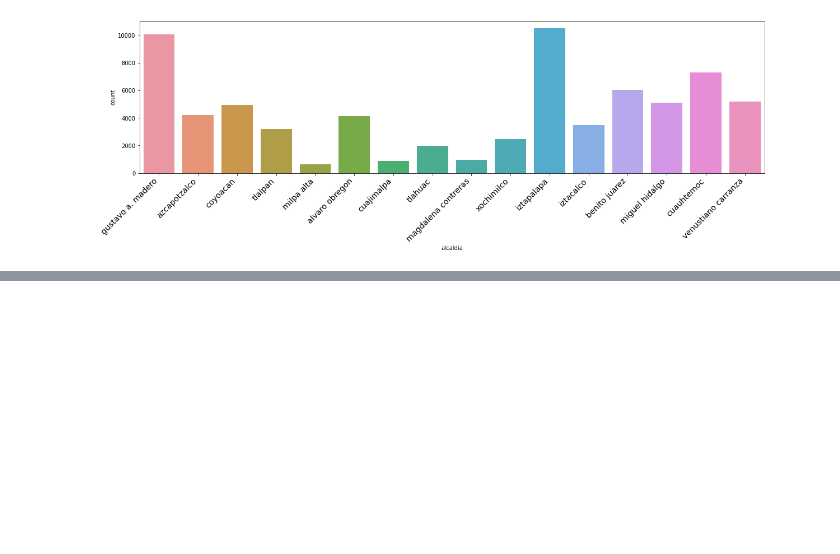
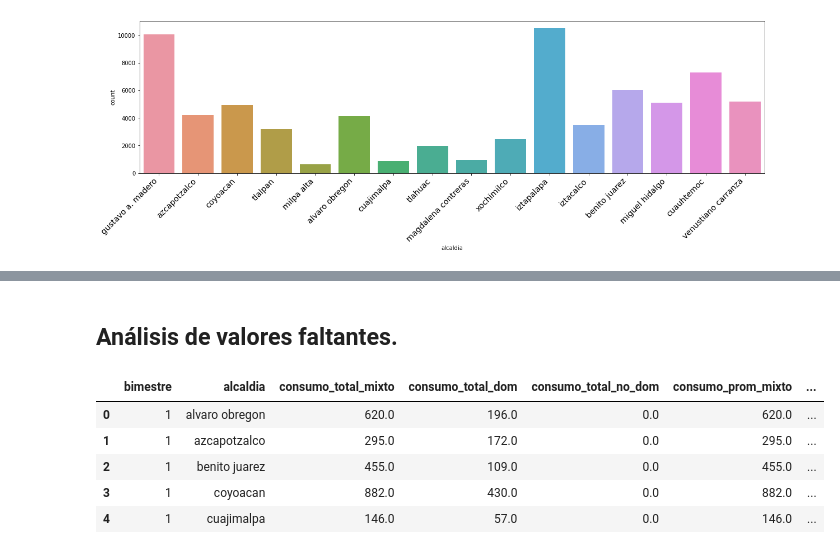
Before and after one commit to ElenaVillano/eda_geda_conagua, a Jupyter notebook: lau_geda.ipynb, the cells around one changed output, grey strips where cells are left out. Saved outputs shown, nothing was run; the diff lists cells and outputs as text; code cells hidden in the pictures; blank space fills up the shorter version.

```diff
--- a/lau_geda.ipynb
+++ b/lau_geda.ipynb
@@ -201,0 +120,19 @@ chart.set_xticklabels(rotation=45, horizontalalignment='right', fontsize='x-larg
+# %% [markdown]
+## Análisis de valores faltantes.
+# %%
+df_missing_values = df.groupby(['bimestre', 'alcaldia'])\
+                            .agg({'consumo_total_mixto': lambda x: x.isnull().sum(),
+                           'consumo_total_dom': lambda x: x.isnull().sum(),
+                           'consumo_total_no_dom': lambda x: x.isnull().sum(),
+                           'consumo_prom_mixto': lambda x: x.isnull().sum(),
+                           'consumo_prom_dom': lambda x: x.isnull().sum(),
+                           'consumo_prom_no_dom': lambda x: x.isnull().sum()})\
+                            .reset_index()
+df_missing_values.head()
+# %% [output]
+|  | bimestre | alcaldia | consumo_total_mixto | consumo_total_dom | consumo_total_no_dom | consumo_prom_mixto | ... |
+| 0 | 1 | alvaro obregon | 620.0 | 196.0 | 0.0 | 620.0 | ... |
+| 1 | 1 | azcapotzalco | 295.0 | 172.0 | 0.0 | 295.0 | ... |
+| 2 | 1 | benito juarez | 455.0 | 109.0 | 0.0 | 455.0 | ... |
+| 3 | 1 | coyoacan | 882.0 | 430.0 | 0.0 | 882.0 | ... |
+| 4 | 1 | cuajimalpa | 146.0 | 57.0 | 0.0 | 146.0 | ... |
```
Also changed, not shown: parts of 20 cells of this notebook.
